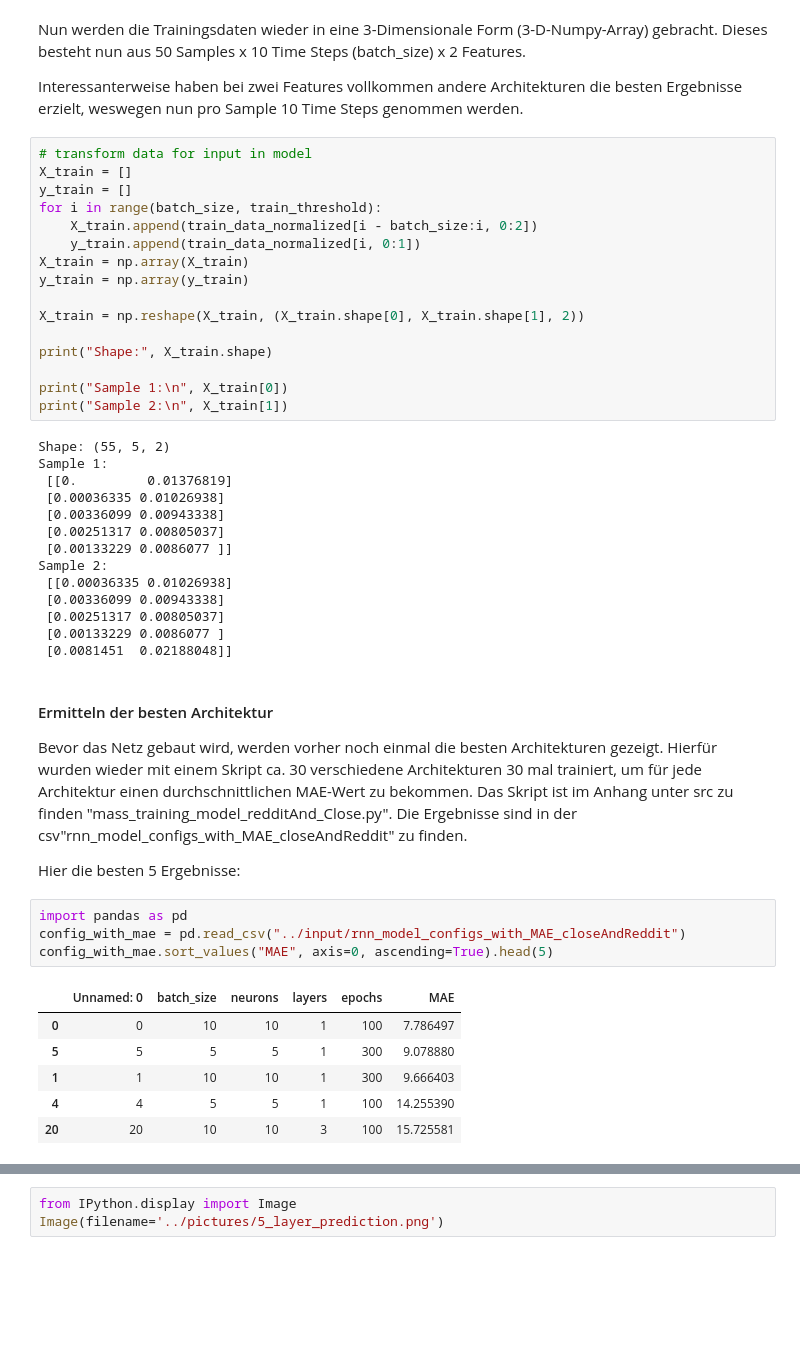
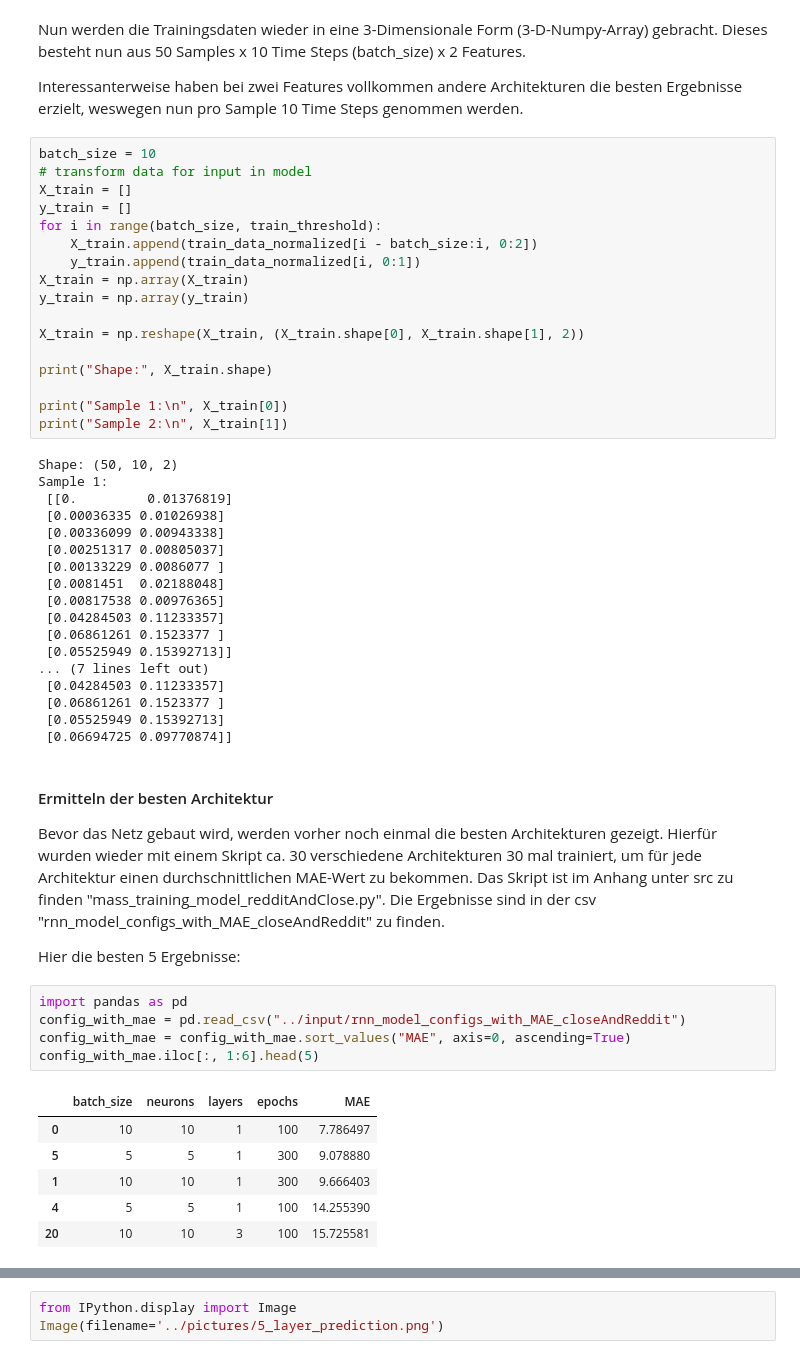
Before and after one commit to Emixeras/gameStopStockPrediction, a Jupyter notebook: notebooks/rnn_prediction_in_python.ipynb, the cells around one changed output, grey strips where cells are left out. Saved outputs shown, nothing was run; the diff lists cells and outputs as text; blank space fills up the shorter version.

Commit message:
finished redditAndClose Network

```diff
--- a/notebooks/rnn_prediction_in_python.ipynb
+++ b/notebooks/rnn_prediction_in_python.ipynb
@@ -460,6 +462,7 @@ Nun werden die Trainingsdaten wieder in eine 3-Dimensionale Form (3-D-Numpy-Arra
 
 Interessanterweise haben bei zwei Features vollkommen andere Architekturen die besten Ergebnisse erzielt, weswegen nun pro Sample 10 Time Steps genommen werden.
 # %%
+batch_size = 10
 # transform data for input in model
 X_train = []
 y_train = []
@@ -476,37 +479,42 @@ print("Shape:", X_train.shape)
 print("Sample 1:\n", X_train[0])
 print("Sample 2:\n", X_train[1])
 # %% [output]
-Shape: (55, 5, 2)
+Shape: (50, 10, 2)
 Sample 1:
  [[0.         0.01376819]
  [0.00036335 0.01026938]
  [0.00336099 0.00943338]
  [0.00251317 0.00805037]
- [0.00133229 0.0086077 ]]
-Sample 2:
- [[0.00036335 0.01026938]
- [0.00336099 0.00943338]
- [0.00251317 0.00805037]
  [0.00133229 0.0086077 ]
- [0.0081451  0.02188048]]
+ [0.0081451  0.02188048]
+ [0.00817538 0.00976365]
+ [0.04284503 0.11233357]
+ [0.06861261 0.1523377 ]
+ [0.05525949 0.15392713]]
+... (7 lines left out)
+ [0.04284503 0.11233357]
+ [0.06861261 0.1523377 ]
+ [0.05525949 0.15392713]
+ [0.06694725 0.09770874]]
 # %% [markdown]
 #### Ermitteln der besten Architektur
 
 Bevor das Netz gebaut wird, werden vorher noch einmal die besten Architekturen gezeigt.
 Hierfür wurden wieder mit einem Skript ca. 30 verschiedene Architekturen 30 mal trainiert,
 um für jede Architektur einen durchschnittlichen MAE-Wert zu bekommen. Das Skript ist im Anhang unter src zu finden
-"mass_training_model_redditAnd_Close.py". Die Ergebnisse sind in der csv"rnn_model_configs_with_MAE_closeAndReddit" zu finden.
+"mass_training_model_redditAndClose.py". Die Ergebnisse sind in der csv "rnn_model_configs_with_MAE_closeAndReddit" zu finden.
 
 Hier die besten 5 Ergebnisse:
 # %%
 import pandas as pd
 config_with_mae = pd.read_csv("../input/rnn_model_configs_with_MAE_closeAndReddit")
-config_with_mae.sort_values("MAE", axis=0, ascending=True).head(5)
+config_with_mae = config_with_mae.sort_values("MAE", axis=0, ascending=True)
+config_with_mae.iloc[:, 1:6].head(5)
 # %% [output]
-|  | Unnamed: 0 | batch_size | neurons | layers | epochs | MAE |
-| 0 | 0 | 10 | 10 | 1 | 100 | 7.786497 |
-| 5 | 5 | 5 | 5 | 1 | 300 | 9.078880 |
-| 1 | 1 | 10 | 10 | 1 | 300 | 9.666403 |
-| 4 | 4 | 5 | 5 | 1 | 100 | 14.255390 |
-| 20 | 20 | 10 | 10 | 3 | 100 | 15.725581 |
+|  | batch_size | neurons | layers | epochs | MAE |
+| 0 | 10 | 10 | 1 | 100 | 7.786497 |
+| 5 | 5 | 5 | 1 | 300 | 9.078880 |
+| 1 | 10 | 10 | 1 | 300 | 9.666403 |
+| 4 | 5 | 5 | 1 | 100 | 14.255390 |
+| 20 | 10 | 10 | 3 | 100 | 15.725581 |
 # %% [markdown]
```
Also changed, not shown: parts of 30 cells of this notebook, 8 other files.
